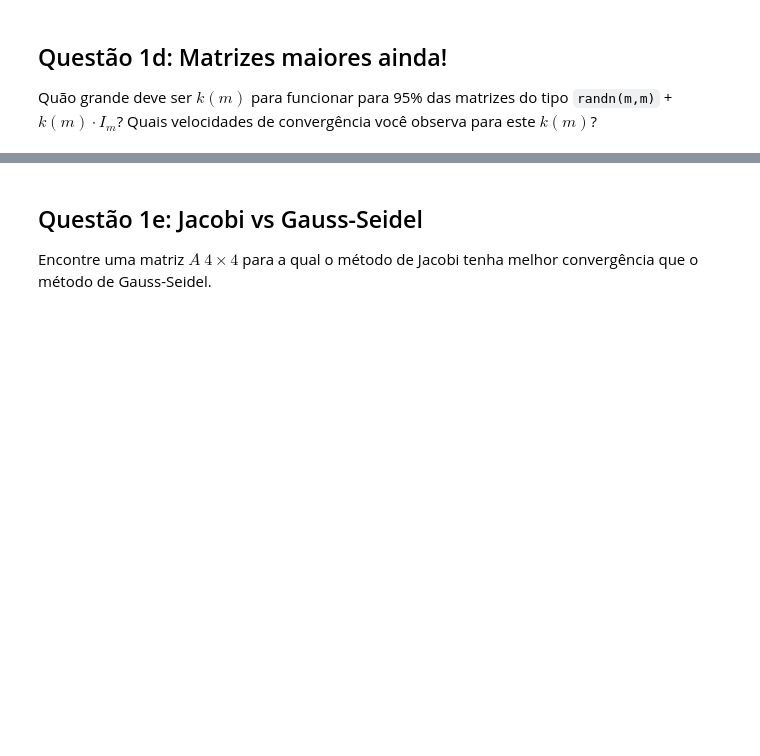
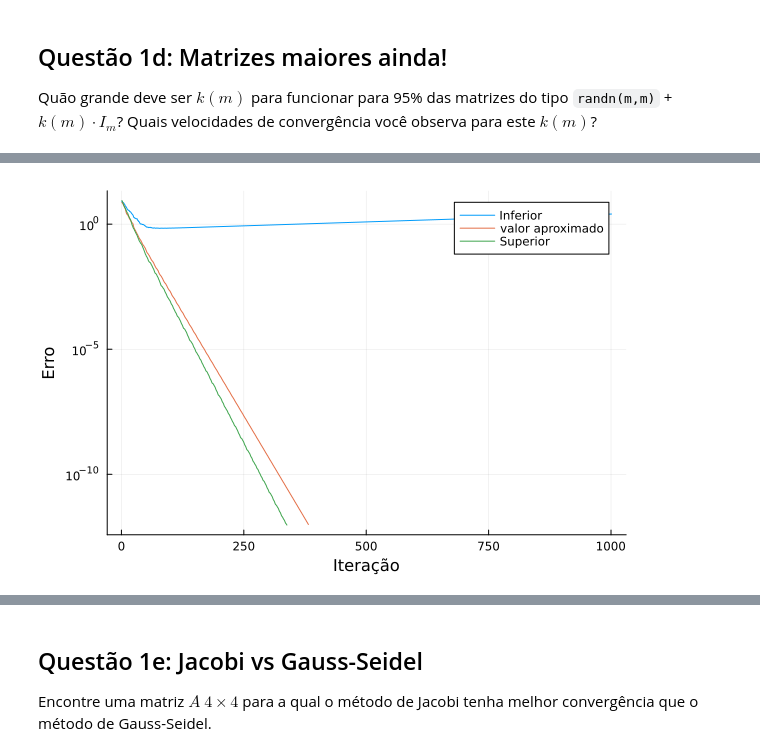
Before and after one commit to FGVTrabalhos/Jacobi, a Jupyter notebook: Projeto2.ipynb, the cells around one changed output, grey strips where cells are left out. Cells and saved outputs as stored; diff of their text form; code cells hidden in the pictures; blank space fills up the shorter version.

```diff
--- a/Projeto2.ipynb
+++ b/Projeto2.ipynb
@@ -306,0 +378,4 @@ nothing
+# %%
+plotar_velocidade(Jacobi, 8)
+# %% [output]
+[figure, added]
```
Also changed, not shown: parts of 38 cells of this notebook.
